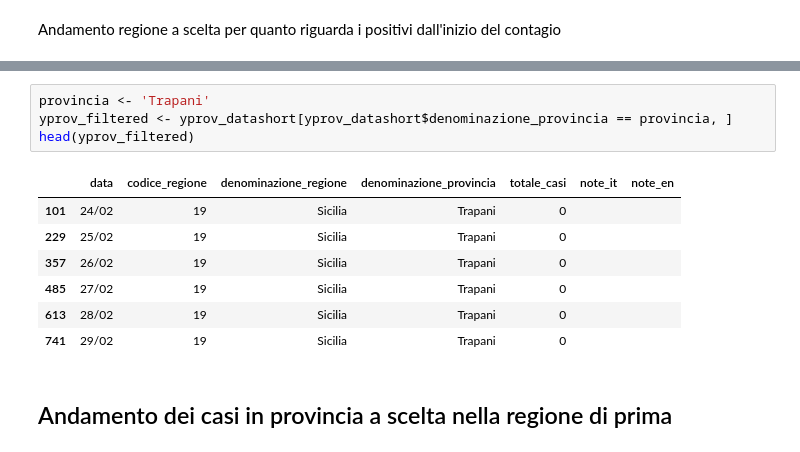
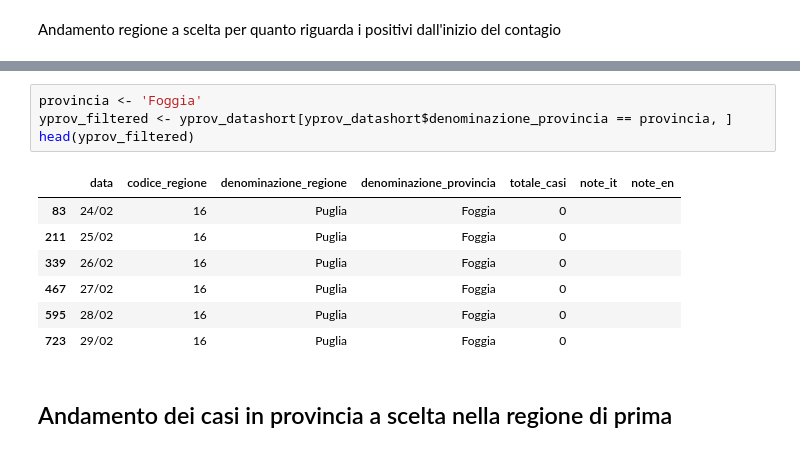
Before and after one commit to antonio-sisbarra/Covid_ITAanalysis, a Jupyter notebook: Covid data analysis.ipynb, the cells around one changed output, grey strips where cells are left out. Drawn from its saved outputs; the diff is of its cells as text.

```diff
--- a/Covid data analysis.ipynb
+++ b/Covid data analysis.ipynb
@@ -233,15 +233,15 @@ head(yprov_datashort)
 # %%
-provincia <- 'Trapani'
+provincia <- 'Foggia'
 yprov_filtered <- yprov_datashort[yprov_datashort$denominazione_provincia == provincia, ]
 head(yprov_filtered)
 # %% [output]
 |  | data | codice_regione | denominazione_regione | denominazione_provincia | totale_casi | note_it | note_en |
-| 101 | 24/02 | 19 | Sicilia | Trapani | 0 |  |  |
-| 229 | 25/02 | 19 | Sicilia | Trapani | 0 |  |  |
-| 357 | 26/02 | 19 | Sicilia | Trapani | 0 |  |  |
-| 485 | 27/02 | 19 | Sicilia | Trapani | 0 |  |  |
-| 613 | 28/02 | 19 | Sicilia | Trapani | 0 |  |  |
-| 741 | 29/02 | 19 | Sicilia | Trapani | 0 |  |  |
+| 83 | 24/02 | 16 | Puglia | Foggia | 0 |  |  |
+| 211 | 25/02 | 16 | Puglia | Foggia | 0 |  |  |
+| 339 | 26/02 | 16 | Puglia | Foggia | 0 |  |  |
+| 467 | 27/02 | 16 | Puglia | Foggia | 0 |  |  |
+| 595 | 28/02 | 16 | Puglia | Foggia | 0 |  |  |
+| 723 | 29/02 | 16 | Puglia | Foggia | 0 |  |  |
 # %% [markdown]
 ## Andamento dei casi in provincia a scelta nella regione di prima
 # %%
```
Also changed, not shown: parts of 4 cells of this notebook, 9 other files.
